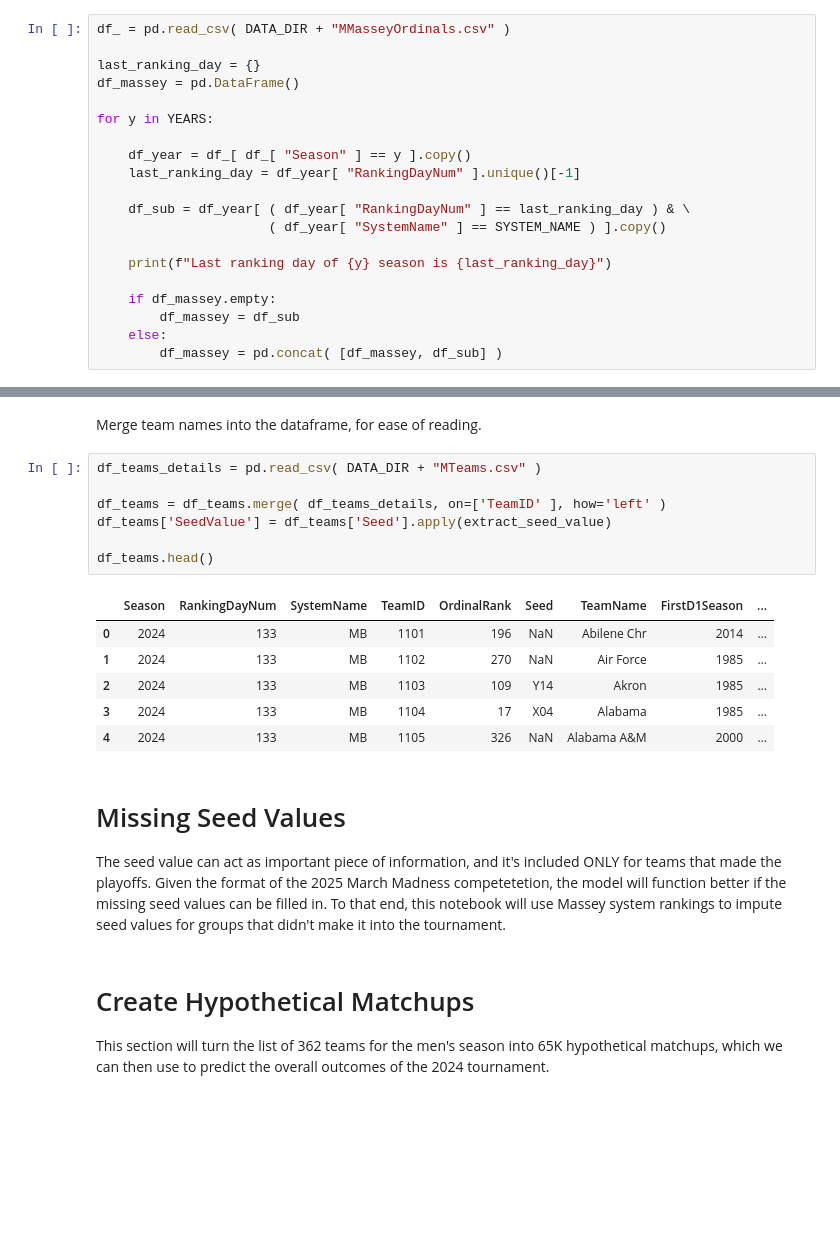
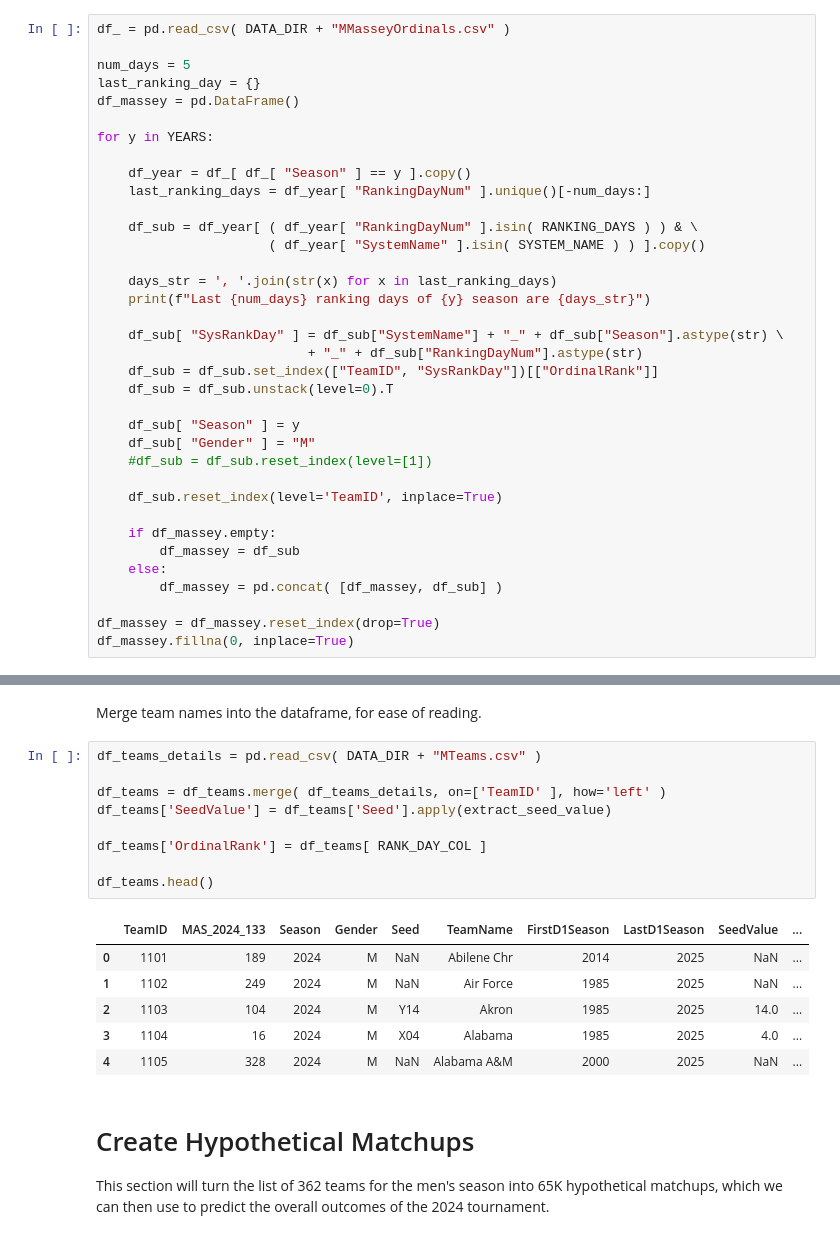
Before and after one commit to jmartenstein/march-madness-25, a Jupyter notebook: src/nb01_2024_analysis.ipynb, the cells around one changed output, grey strips where cells are left out. Cells and saved outputs as stored; diff of their text form; blank space fills up the shorter version.

Commit message:
tweak men's tournament predictions

```diff
--- a/src/nb01_2024_analysis.ipynb
+++ b/src/nb01_2024_analysis.ipynb
@@ -84,21 +102,37 @@ Next, load the Massey rankings for the same set of seasons. For initial explorat
 # %%
 df_ = pd.read_csv( DATA_DIR + "MMasseyOrdinals.csv" )
 
+num_days = 5
 last_ranking_day = {}
 df_massey = pd.DataFrame()
 
 for y in YEARS:
 
     df_year = df_[ df_[ "Season" ] == y ].copy()
-    last_ranking_day = df_year[ "RankingDayNum" ].unique()[-1]
+    last_ranking_days = df_year[ "RankingDayNum" ].unique()[-num_days:]
 
-    df_sub = df_year[ ( df_year[ "RankingDayNum" ] == last_ranking_day ) & \
-                      ( df_year[ "SystemName" ] == SYSTEM_NAME ) ].copy()
+    df_sub = df_year[ ( df_year[ "RankingDayNum" ].isin( RANKING_DAYS ) ) & \
+                      ( df_year[ "SystemName" ].isin( SYSTEM_NAME ) ) ].copy()
 
-    print(f"Last ranking day of {y} season is {last_ranking_day}")
+    days_str = ', '.join(str(x) for x in last_ranking_days)
+    print(f"Last {num_days} ranking days of {y} season are {days_str}")
+
+    df_sub[ "SysRankDay" ] = df_sub["SystemName"] + "_" + df_sub["Season"].astype(str) \
+                           + "_" + df_sub["RankingDayNum"].astype(str)
+    df_sub = df_sub.set_index(["TeamID", "SysRankDay"])[["OrdinalRank"]]
+    df_sub = df_sub.unstack(level=0).T
+
+    df_sub[ "Season" ] = y
+    df_sub[ "Gender" ] = "M"
+    #df_sub = df_sub.reset_index(level=[1])
+
+    df_sub.reset_index(level='TeamID', inplace=True)
 
     if df_massey.empty:
         df_massey = df_sub
     else:
         df_massey = pd.concat( [df_massey, df_sub] )
+
+df_massey = df_massey.reset_index(drop=True)
+df_massey.fillna(0, inplace=True)
 # %% [output]
@@ -142,21 +168,19 @@ Merge team names into the dataframe, for ease of reading.
 # %%
 df_teams_details = pd.read_csv( DATA_DIR + "MTeams.csv" )
 
 df_teams = df_teams.merge( df_teams_details, on=['TeamID' ], how='left' )
 df_teams['SeedValue'] = df_teams['Seed'].apply(extract_seed_value)
 
+df_teams['OrdinalRank'] = df_teams[ RANK_DAY_COL ]
+
 df_teams.head()
 # %% [output]
-|  | Season | RankingDayNum | SystemName | TeamID | OrdinalRank | Seed | TeamName | FirstD1Season | ... |
-| 0 | 2024 | 133 | MB | 1101 | 196 | NaN | Abilene Chr | 2014 | ... |
-| 1 | 2024 | 133 | MB | 1102 | 270 | NaN | Air Force | 1985 | ... |
-| 2 | 2024 | 133 | MB | 1103 | 109 | Y14 | Akron | 1985 | ... |
-| 3 | 2024 | 133 | MB | 1104 | 17 | X04 | Alabama | 1985 | ... |
-| 4 | 2024 | 133 | MB | 1105 | 326 | NaN | Alabama A&M | 2000 | ... |
+|  | TeamID | MAS_2024_133 | Season | Gender | Seed | TeamName | FirstD1Season | LastD1Season | SeedValue | ... |
+| 0 | 1101 | 189 | 2024 | M | NaN | Abilene Chr | 2014 | 2025 | NaN | ... |
+| 1 | 1102 | 249 | 2024 | M | NaN | Air Force | 1985 | 2025 | NaN | ... |
+| 2 | 1103 | 104 | 2024 | M | Y14 | Akron | 1985 | 2025 | 14.0 | ... |
+| 3 | 1104 | 16 | 2024 | M | X04 | Alabama | 1985 | 2025 | 4.0 | ... |
+| 4 | 1105 | 328 | 2024 | M | NaN | Alabama A&M | 2000 | 2025 | NaN | ... |
-# %% [markdown]
-# Missing Seed Values
-
-The seed value can act as important piece of information, and it's included ONLY for teams that made the playoffs. Given the format of the 2025 March Madness competetetion, the model will function better if the missing seed values can be filled in. To that end, this notebook will use Massey system rankings to impute seed values for groups that didn't make it into the tournament.
 # %% [markdown]
 # Create Hypothetical Matchups
 
```
Also changed, not shown: parts of 25 cells of this notebook.
